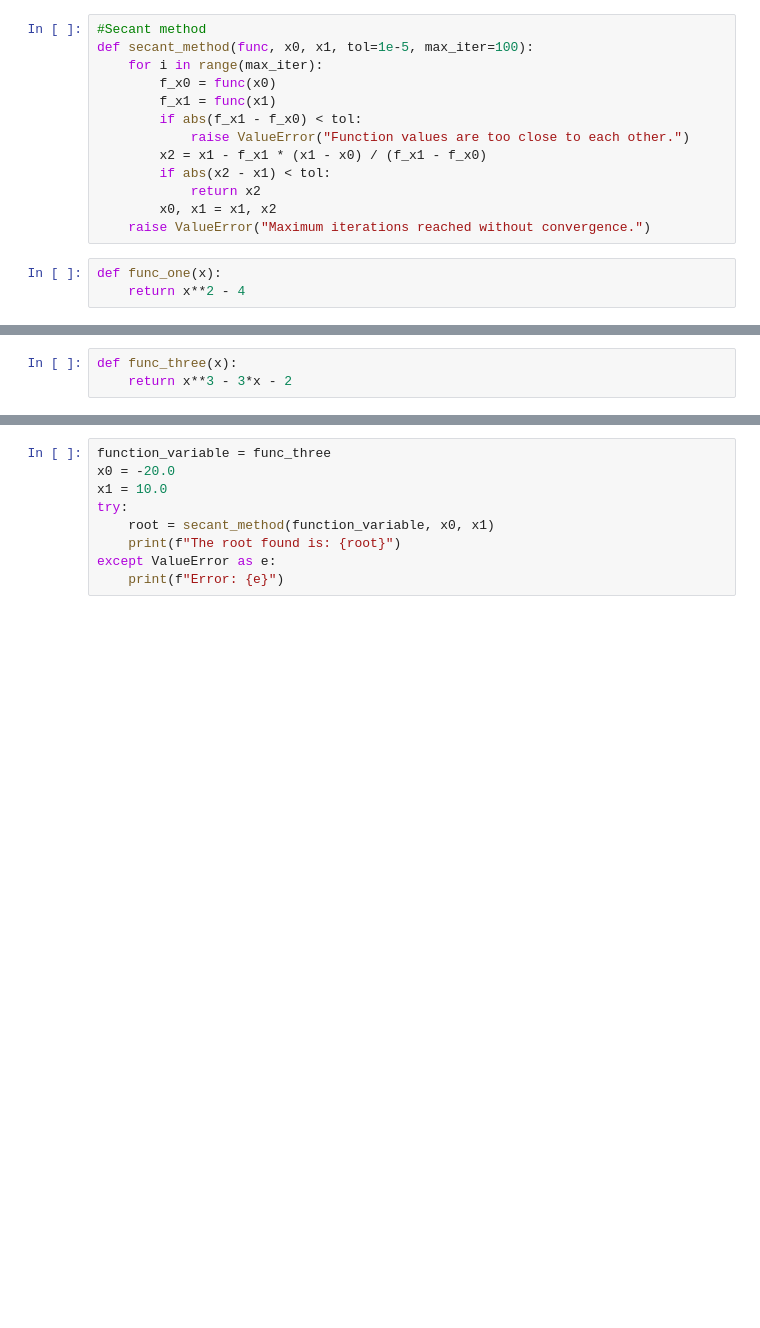
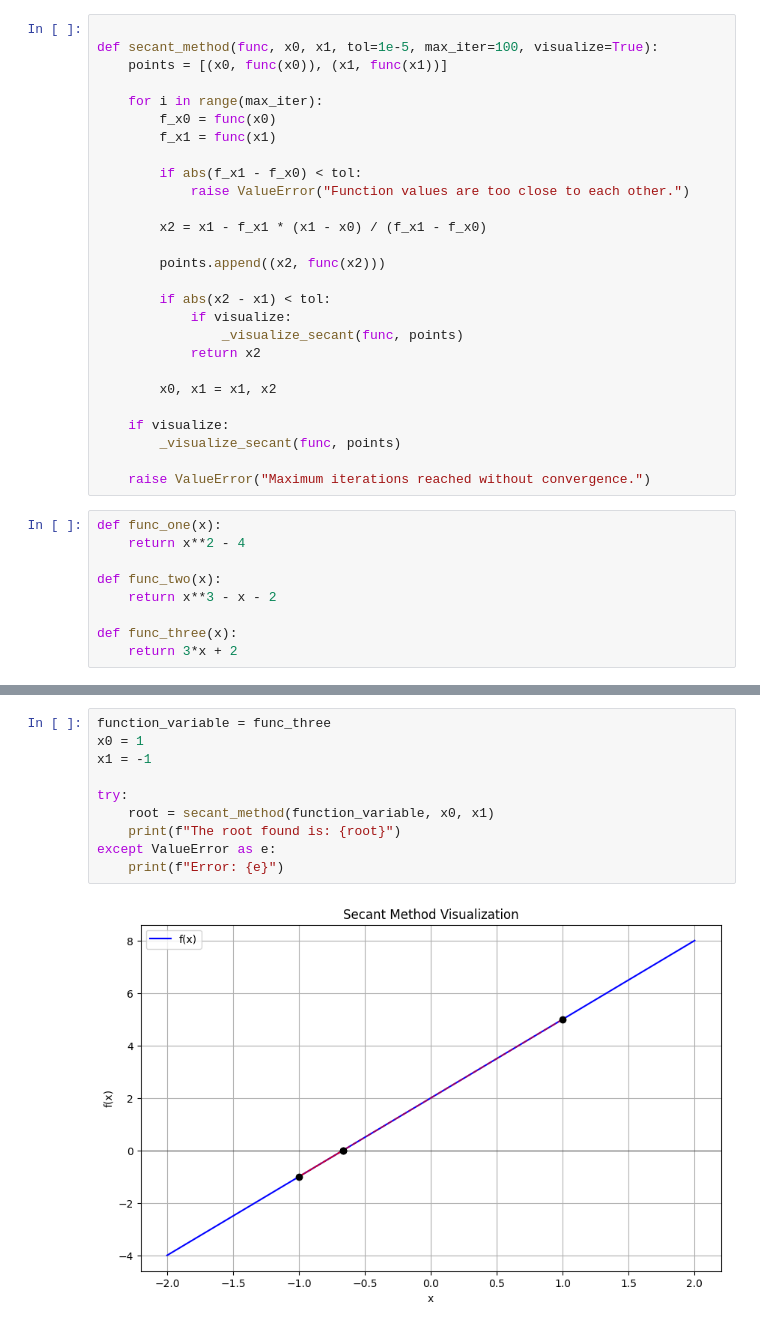
Before and after one commit to nyanko3434/Year-2_Part-II_Numerical_Method_Lab, a Jupyter notebook: Lab1/secantMethod.ipynb, the cells around one changed output, grey strips where cells are left out. Saved outputs shown, nothing was run; the diff lists cells and outputs as text; blank space fills up the shorter version.

```diff
--- a/Lab1/secantMethod.ipynb
+++ b/Lab1/secantMethod.ipynb
@@ -4,16 +33,36 @@ import pandas as pd
 # %%
-#Secant method
-def secant_method(func, x0, x1, tol=1e-5, max_iter=100):
+
+def secant_method(func, x0, x1, tol=1e-5, max_iter=100, visualize=True):
+    points = [(x0, func(x0)), (x1, func(x1))]
+
     for i in range(max_iter):
         f_x0 = func(x0)
         f_x1 = func(x1)
+
         if abs(f_x1 - f_x0) < tol:
             raise ValueError("Function values are too close to each other.")
+
         x2 = x1 - f_x1 * (x1 - x0) / (f_x1 - f_x0)
+
+        points.append((x2, func(x2)))
+
         if abs(x2 - x1) < tol:
+            if visualize:
+                _visualize_secant(func, points)
             return x2
+
         x0, x1 = x1, x2
+
+    if visualize:
+        _visualize_secant(func, points)
+
     raise ValueError("Maximum iterations reached without convergence.")
 # %%
 def func_one(x):
     return x**2 - 4
+
+def func_two(x):
+    return x**3 - x - 2
+
+def func_three(x):
+    return 3*x + 2
@@ -23,6 +69,3 @@ def func_two(x):
-# %%
-def func_three(x):
-    return x**3 - 3*x - 2
 # %%
 # Example usage:
 function_variable = func_one
@@ -48,11 +93,13 @@ except ValueError as e:
 The root found is: 1.5213797079848717
 # %%
 function_variable = func_three
-x0 = -20.0
-x1 = 10.0
+x0 = 1
+x1 = -1
+
 try:
     root = secant_method(function_variable, x0, x1)
     print(f"The root found is: {root}")
 except ValueError as e:
     print(f"Error: {e}")
 # %% [output]
+[figure, added]
```
Also changed, not shown: parts of 6 cells of this notebook, 2 other files.
